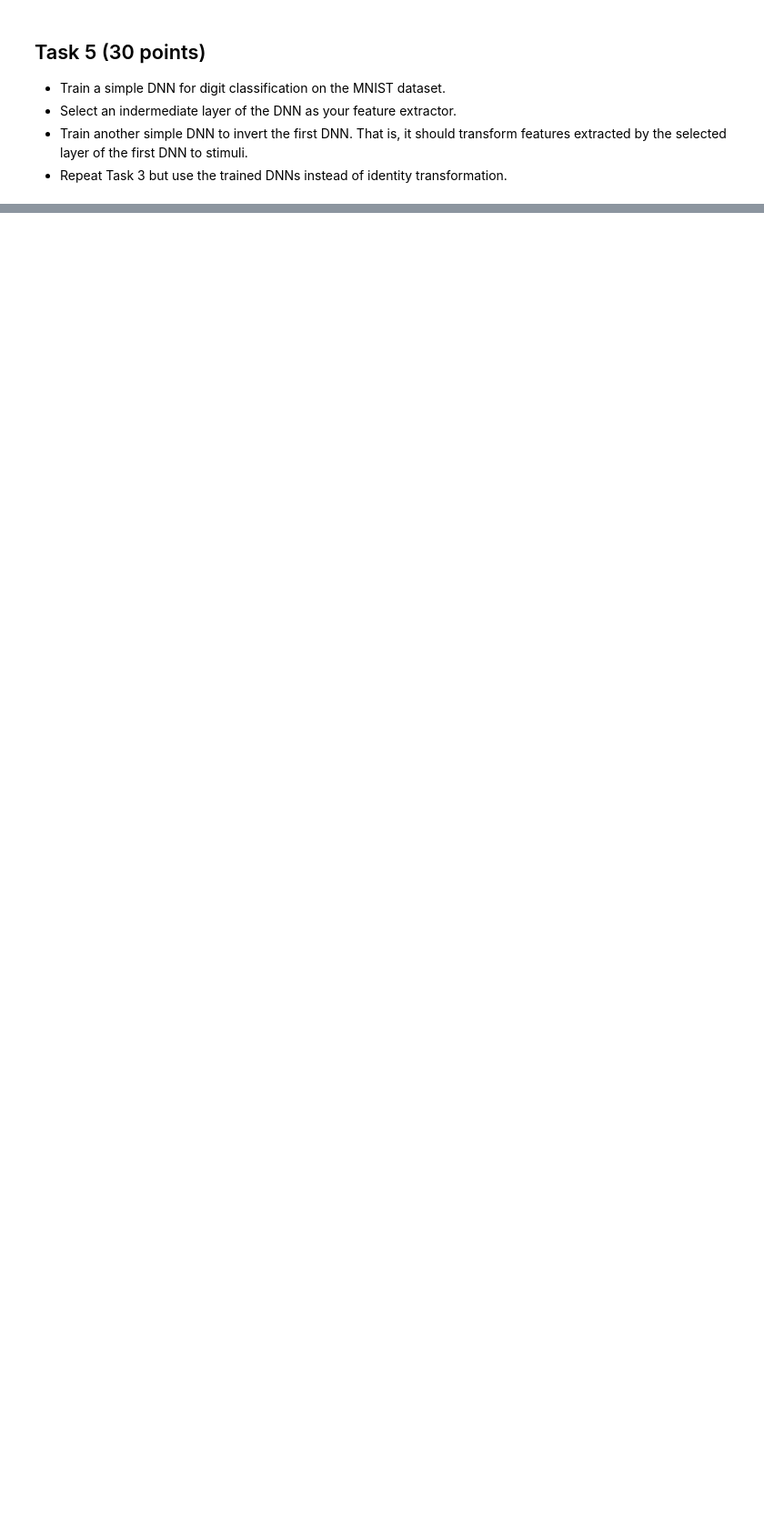
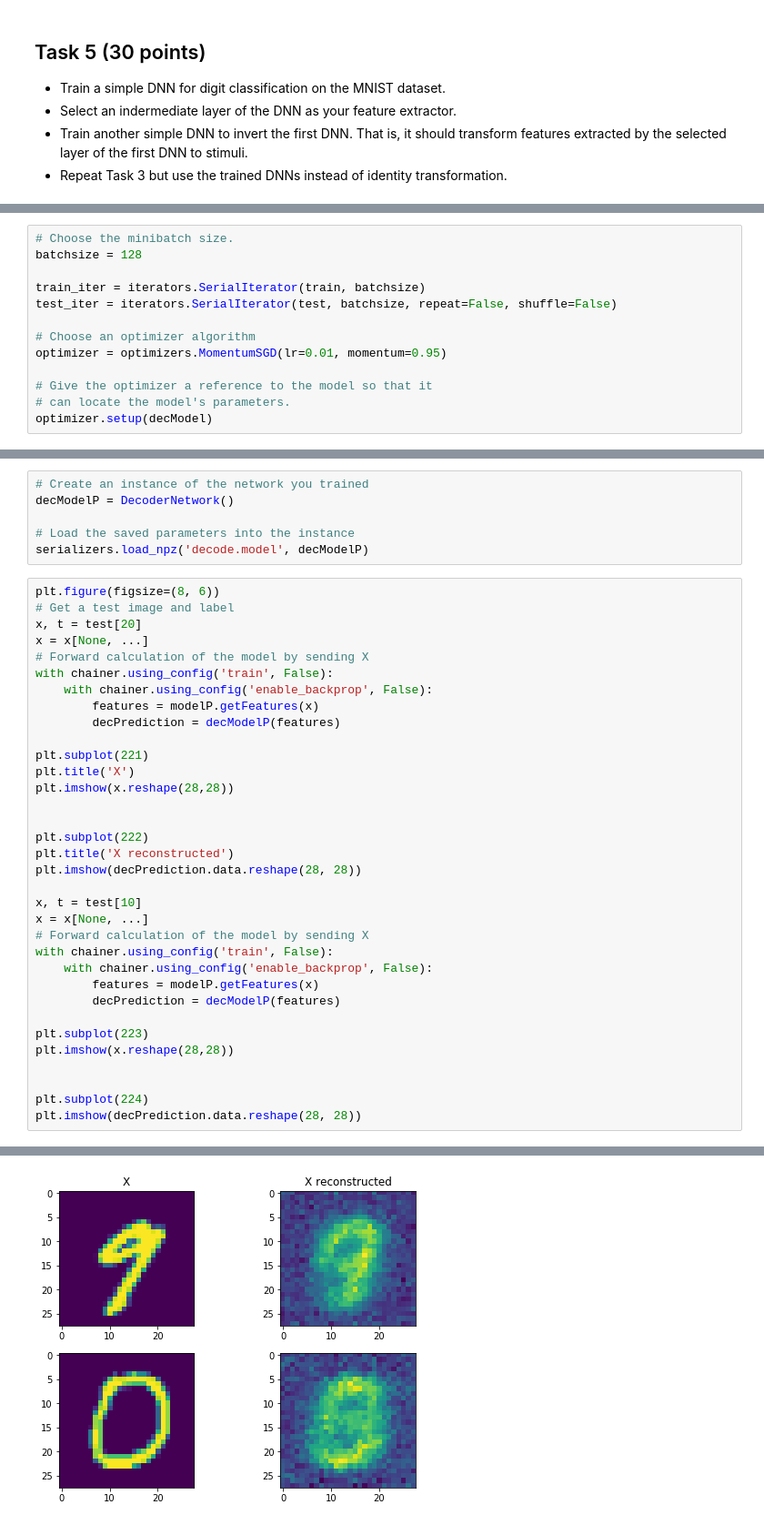
Before and after one commit to basameera/Neural-Decoding, a Jupyter notebook: assignment_5-SAM.ipynb, the cells around one changed output, grey strips where cells are left out. Shown at 91% size. Drawn from its saved outputs; the diff is of its cells as text; blank space fills up the shorter version.

Commit message:
DNN decoder

```diff
--- a/assignment_5-SAM.ipynb
+++ b/assignment_5-SAM.ipynb
@@ -746,0 +713,13 @@ predicted label: 2
+# %%
+# Choose the minibatch size.
+batchsize = 128
+
+train_iter = iterators.SerialIterator(train, batchsize)
+test_iter = iterators.SerialIterator(test, batchsize, repeat=False, shuffle=False)
+
+# Choose an optimizer algorithm
+optimizer = optimizers.MomentumSGD(lr=0.01, momentum=0.95)
+
+# Give the optimizer a reference to the model so that it
+# can locate the model's parameters.
+optimizer.setup(decModel)
@@ -746,0 +814,41 @@ predicted label: 2
+# %%
+# Create an instance of the network you trained
+decModelP = DecoderNetwork()
+
+# Load the saved parameters into the instance
+serializers.load_npz('decode.model', decModelP)
+# %%
+plt.figure(figsize=(8, 6))
+# Get a test image and label
+x, t = test[20]
+x = x[None, ...]
+# Forward calculation of the model by sending X
+with chainer.using_config('train', False):
+    with chainer.using_config('enable_backprop', False):
+        features = modelP.getFeatures(x)
+        decPrediction = decModelP(features)
+
+plt.subplot(221)
+plt.title('X')
+plt.imshow(x.reshape(28,28))
+
+
+plt.subplot(222)
+plt.title('X reconstructed')
+plt.imshow(decPrediction.data.reshape(28, 28))
+
+x, t = test[10]
+x = x[None, ...]
+# Forward calculation of the model by sending X
+with chainer.using_config('train', False):
+    with chainer.using_config('enable_backprop', False):
+        features = modelP.getFeatures(x)
+        decPrediction = decModelP(features)
+
+plt.subplot(223)
+plt.imshow(x.reshape(28,28))
+
+
+plt.subplot(224)
+plt.imshow(decPrediction.data.reshape(28, 28))
+# %% [output]
@@ -746,0 +856 @@ predicted label: 2
+[figure, added]
```
Also changed, not shown: parts of 27 cells of this notebook, 2 other files.
